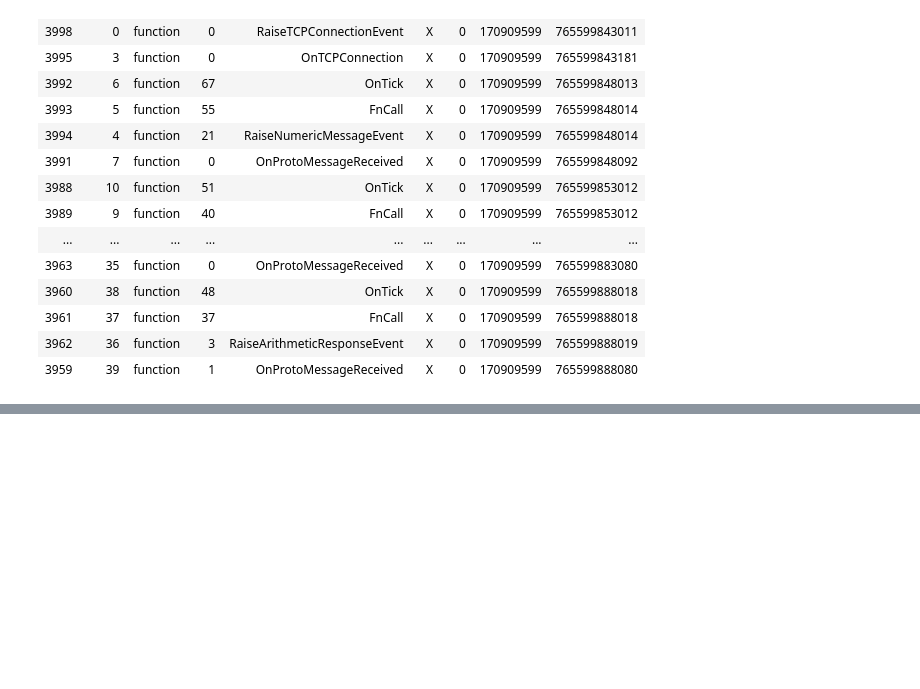
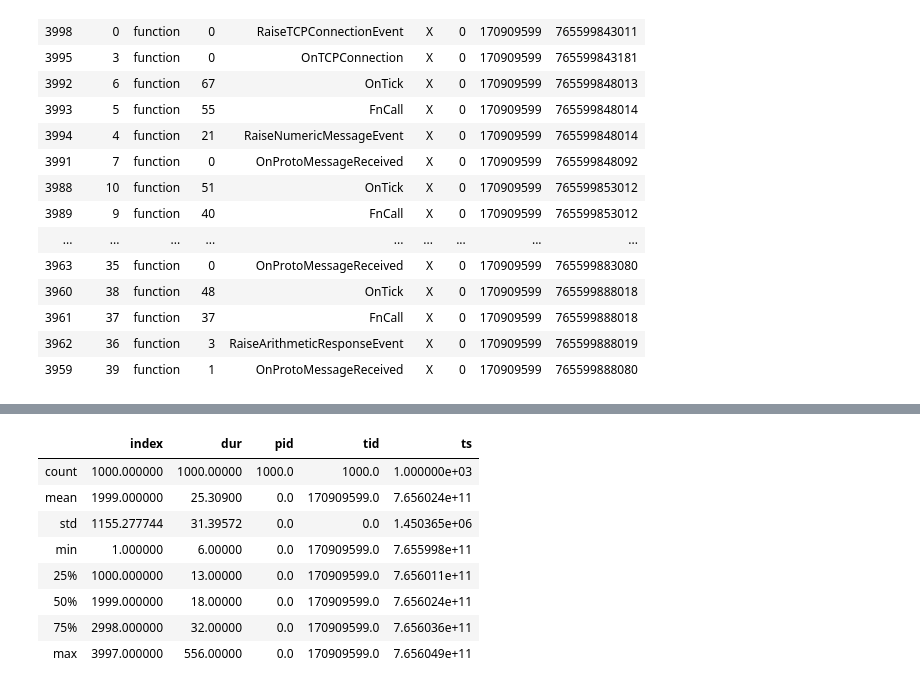
Before and after one commit to nickmab/EventCore, a Jupyter notebook: analysis/event_profiling/profile_stats.ipynb, the cells around one changed output, grey strips where cells are left out. Saved outputs shown, nothing was run; the diff lists cells and outputs as text; code cells hidden in the pictures; blank space fills up the shorter version.

```diff
--- a/analysis/event_profiling/profile_stats.ipynb
+++ b/analysis/event_profiling/profile_stats.ipynb
@@ -37,0 +71,12 @@ df.head(40)
+# %%
+df[df.name == 'FnCall'].describe()
+# %% [output]
+|  | index | dur | pid | tid | ts |
+| count | 1000.000000 | 1000.00000 | 1000.0 | 1000.0 | 1.000000e+03 |
+| mean | 1999.000000 | 25.30900 | 0.0 | 170909599.0 | 7.656024e+11 |
+| std | 1155.277744 | 31.39572 | 0.0 | 0.0 | 1.450365e+06 |
+| min | 1.000000 | 6.00000 | 0.0 | 170909599.0 | 7.655998e+11 |
+| 25% | 1000.000000 | 13.00000 | 0.0 | 170909599.0 | 7.656011e+11 |
+| 50% | 1999.000000 | 18.00000 | 0.0 | 170909599.0 | 7.656024e+11 |
+| 75% | 2998.000000 | 32.00000 | 0.0 | 170909599.0 | 7.656036e+11 |
+| max | 3997.000000 | 556.00000 | 0.0 | 170909599.0 | 7.656049e+11 |
```
Also changed, not shown: parts of 7 cells of this notebook, 3 other files.
